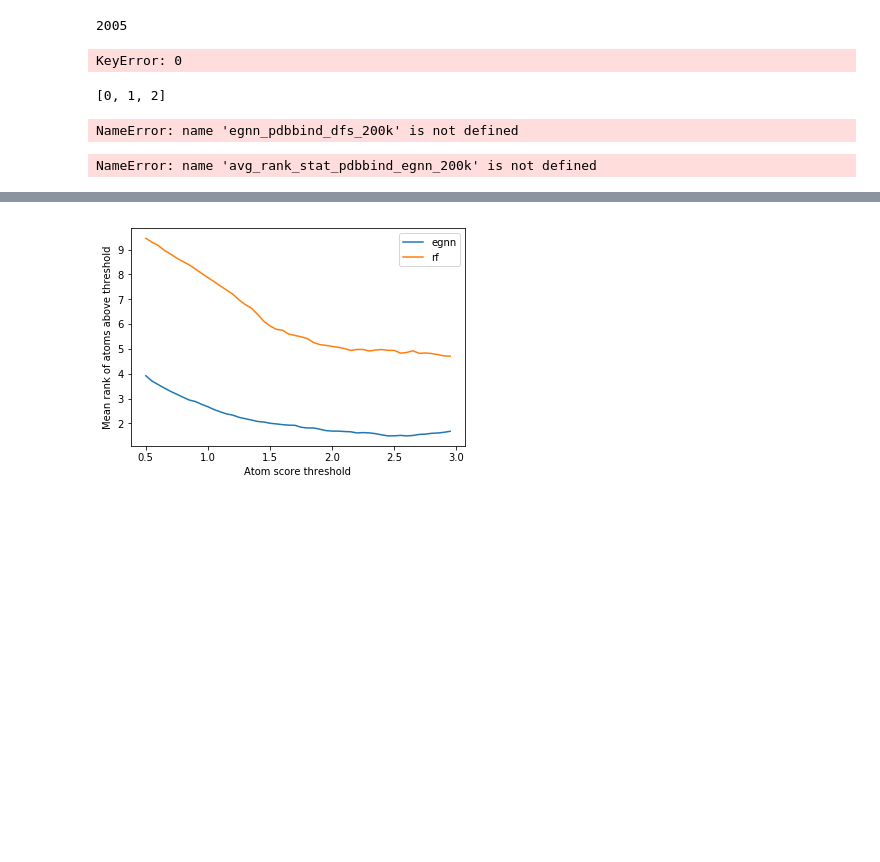
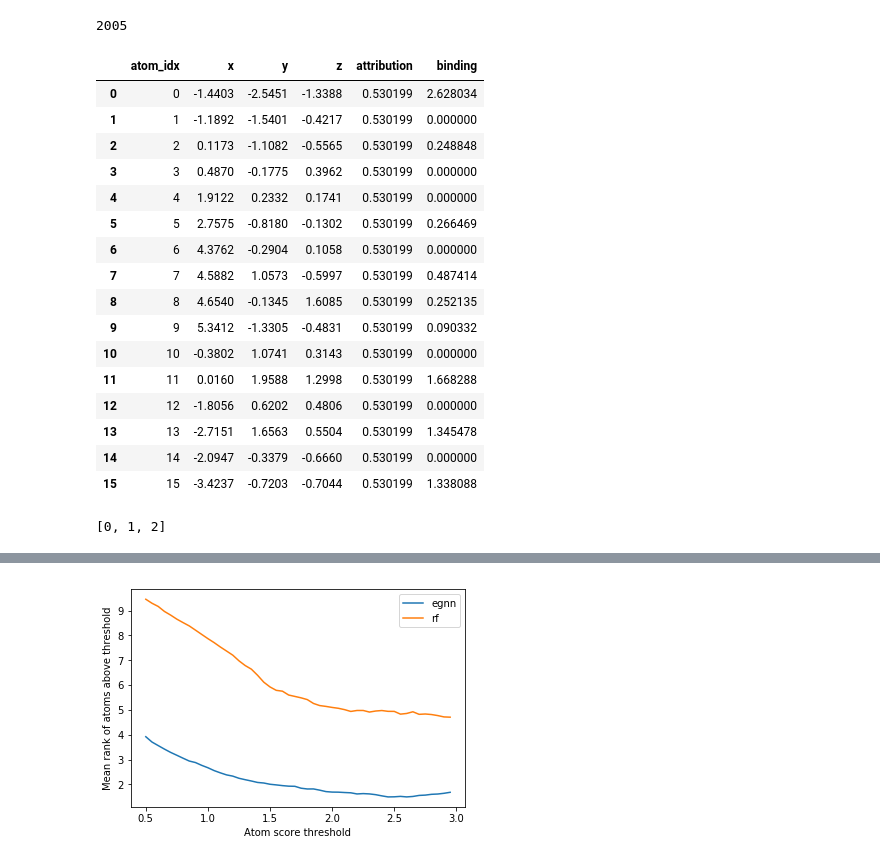
Before and after one commit to tomhadfield95/synthVS, a Jupyter notebook: analysis/Compare Hydrophobic Attribution for EGNN and RF.ipynb, the cells around one changed output, grey strips where cells are left out. Cells and saved outputs as stored; diff of their text form; code cells hidden in the pictures; blank space fills up the shorter version.

```diff
--- a/analysis/Compare Hydrophobic Attribution for EGNN and RF.ipynb
+++ b/analysis/Compare Hydrophobic Attribution for EGNN and RF.ipynb
@@ -68,9 +67,25 @@ print(len(rf_zinc_dfs_fnames))
 # %% [output]
 2005
 # %%
-rf_pdbbind_dfs[0]
+rf_pdbbind_dfs['25'][0]
 # %% [output]
-KeyError: 0
+|  | atom_idx | x | y | z | attribution | binding |
+| 0 | 0 | -1.4403 | -2.5451 | -1.3388 | 0.530199 | 2.628034 |
+| 1 | 1 | -1.1892 | -1.5401 | -0.4217 | 0.530199 | 0.000000 |
+| 2 | 2 | 0.1173 | -1.1082 | -0.5565 | 0.530199 | 0.248848 |
+| 3 | 3 | 0.4870 | -0.1775 | 0.3962 | 0.530199 | 0.000000 |
+| 4 | 4 | 1.9122 | 0.2332 | 0.1741 | 0.530199 | 0.000000 |
+| 5 | 5 | 2.7575 | -0.8180 | -0.1302 | 0.530199 | 0.266469 |
+| 6 | 6 | 4.3762 | -0.2904 | 0.1058 | 0.530199 | 0.000000 |
+| 7 | 7 | 4.5882 | 1.0573 | -0.5997 | 0.530199 | 0.487414 |
+| 8 | 8 | 4.6540 | -0.1345 | 1.6085 | 0.530199 | 0.252135 |
+| 9 | 9 | 5.3412 | -1.3305 | -0.4831 | 0.530199 | 0.090332 |
+| 10 | 10 | -0.3802 | 1.0741 | 0.3143 | 0.530199 | 0.000000 |
+| 11 | 11 | 0.0160 | 1.9588 | 1.2998 | 0.530199 | 1.668288 |
+| 12 | 12 | -1.8056 | 0.6202 | 0.4806 | 0.530199 | 0.000000 |
+| 13 | 13 | -2.7151 | 1.6563 | 0.5504 | 0.530199 | 1.345478 |
+| 14 | 14 | -2.0947 | -0.3379 | -0.6660 | 0.530199 | 0.000000 |
+| 15 | 15 | -3.4237 | -0.7203 | -0.7044 | 0.530199 | 1.338088 |
 # %%
 def avg_rank_above_threshold(threshold, df, sort_by_binding = False, random_ranking = False):
 
@@ -122,17 +137,9 @@ avg_rank_stat_pdbbind_rf = {}
 for pc in ['25', '3', '35', '4', '45', '5', '55', '6']:
 
     avg_rank_stat_pdbbind_rf[pc] = get_high_rank_sum_stat(rf_pdbbind_dfs[pc], np.arange(0.5, 3, 0.05))
-# %%
-avg_rank_stat_pdbbind_egnn_200k = get_high_rank_sum_stat(list(egnn_pdbbind_dfs_200k.values()), np.arange(0.5, 3, 0.05))
-# %% [output]
-NameError: name 'egnn_pdbbind_dfs_200k' is not defined
 # %%
 avg_rank_stat_pdbbind_egnn_best = get_high_rank_sum_stat(list(egnn_pdbbind_dfs.values()), np.arange(0.5, 3, 0.05), sort_by_binding=True)
 avg_rank_stat_pdbbind_egnn_baseline = get_high_rank_sum_stat(list(egnn_pdbbind_dfs.values()), np.arange(0.5, 3, 0.05), random_ranking=True)
-# %%
-avg_rank_stat_pdbbind_egnn_200k
-# %% [output]
-NameError: name 'avg_rank_stat_pdbbind_egnn_200k' is not defined
 # %%
 #avg_rank_stat_zinc_egnn = get_high_rank_sum_stat(list(egnn_zinc_dfs.values()), np.arange(0.5, 3, 0.05))
 avg_rank_stat_zinc_rf = get_high_rank_sum_stat(rf_zinc_dfs, np.arange(0.5, 3, 0.05))
```
Also changed, not shown: parts of 16 cells of this notebook, 24 other files.
